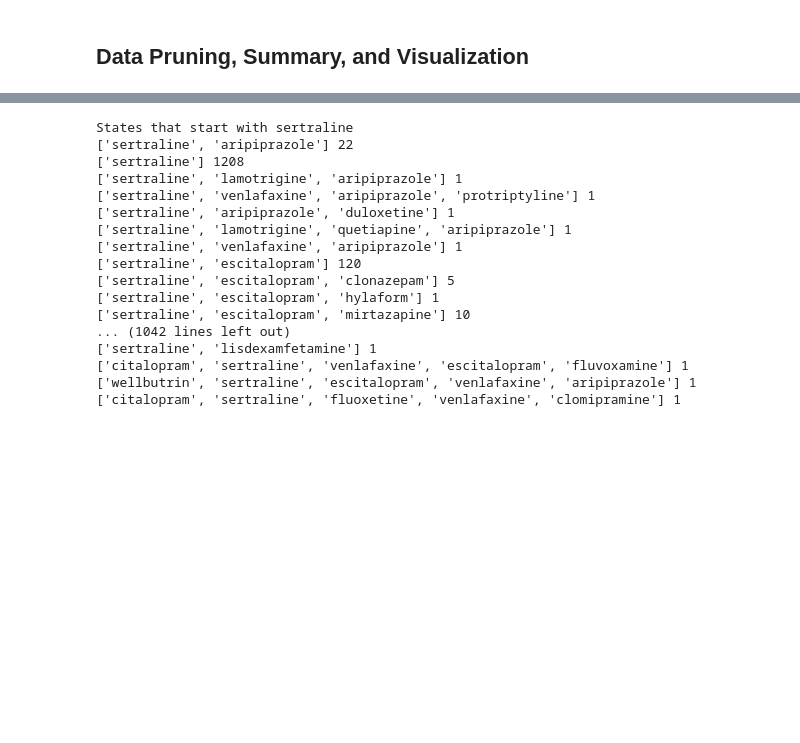
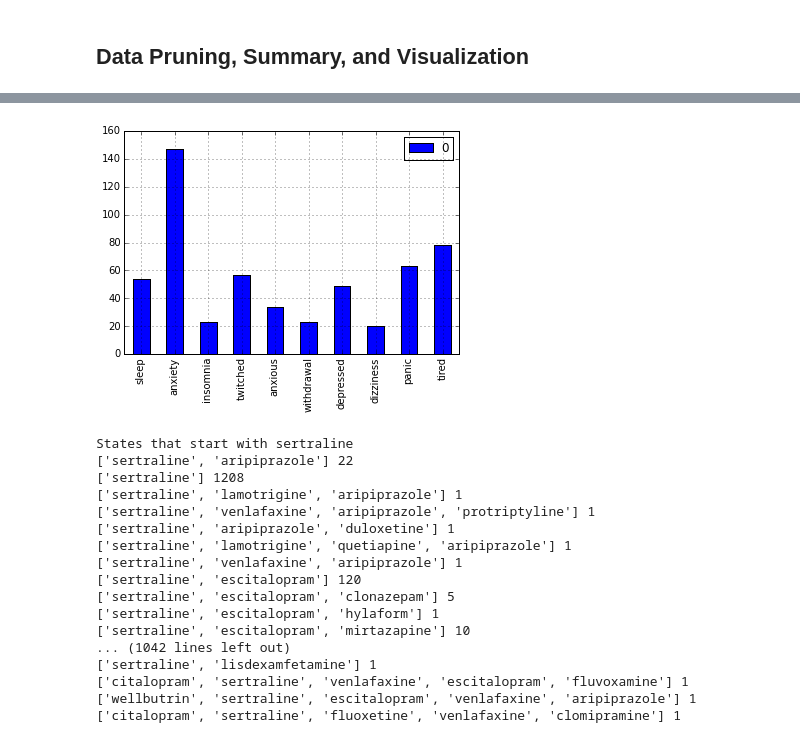
Before and after one commit to jesseyuanchen/depression-forum-research, a Jupyter notebook: Depression Forum Data Exploration.ipynb, the cells around one changed output, grey strips where cells are left out. Drawn from its saved outputs; the diff is of its cells as text; code cells hidden in the pictures; blank space fills up the shorter version.

```diff
--- a/Depression Forum Data Exploration.ipynb
+++ b/Depression Forum Data Exploration.ipynb
@@ -539,0 +619,28 @@ with open('allStates.txt', 'w') as f:
+# %%
+def getSymptomsAssociatedWithDosageForDrugState(drugData, drugOrState, dosage):
+    filteredRows = []
+    if type(drugOrState) is str:
+        # we were presumably passed a drug string
+        drugFiltered = drugData[drugData['drugState'].astype(str).str.contains(drugOrState)]
+        filteredRows = drugFiltered[drugFiltered['dosageState'].astype(str).str.contains(dosage)]
+
+    elif type(drugOrState) is list:
+        # presumably passed a drug state
+        drugFiltered = drugData[drugData['drugState'] == ' '.join(drugOrState)]
+        filteredRows = drugFiltered[drugFiltered['dosageState'].astype(str).str.contains(dosage)]
+
+    symptomList = filteredRows['symptomState'].tolist()
+    symptomTokens = splitStringList(symptomList)
+    symptomFrequencies = Counter(symptomTokens)
+
+    del symptomFrequencies['']
+
+    top10 = symptomFrequencies.most_common(10)
+    countThreshold = top10[9][1]
+
+    for (key, value) in symptomFrequencies.most_common():
+        if value < countThreshold:
+            del symptomFrequencies[key]
+
+    df = pd.DataFrame.from_dict(symptomFrequencies, orient='index')
+    return df
@@ -544,3 +718,9 @@ cachedDrugSynonyms['sertraline']
+# %%
+symptomDistributionForDosage = getSymptomsAssociatedWithDosageForDrugState(derivedData1, 'sertraline', '20mg')
+symptomDistributionForDosage.plot(kind='bar')
+plt.show()
+# %% [output]
+[figure, added]
 # %%
 printStateCountsForDrug('sertraline')
 # %% [output]
```
Also changed, not shown: parts of 29 cells of this notebook, 23 other files.
